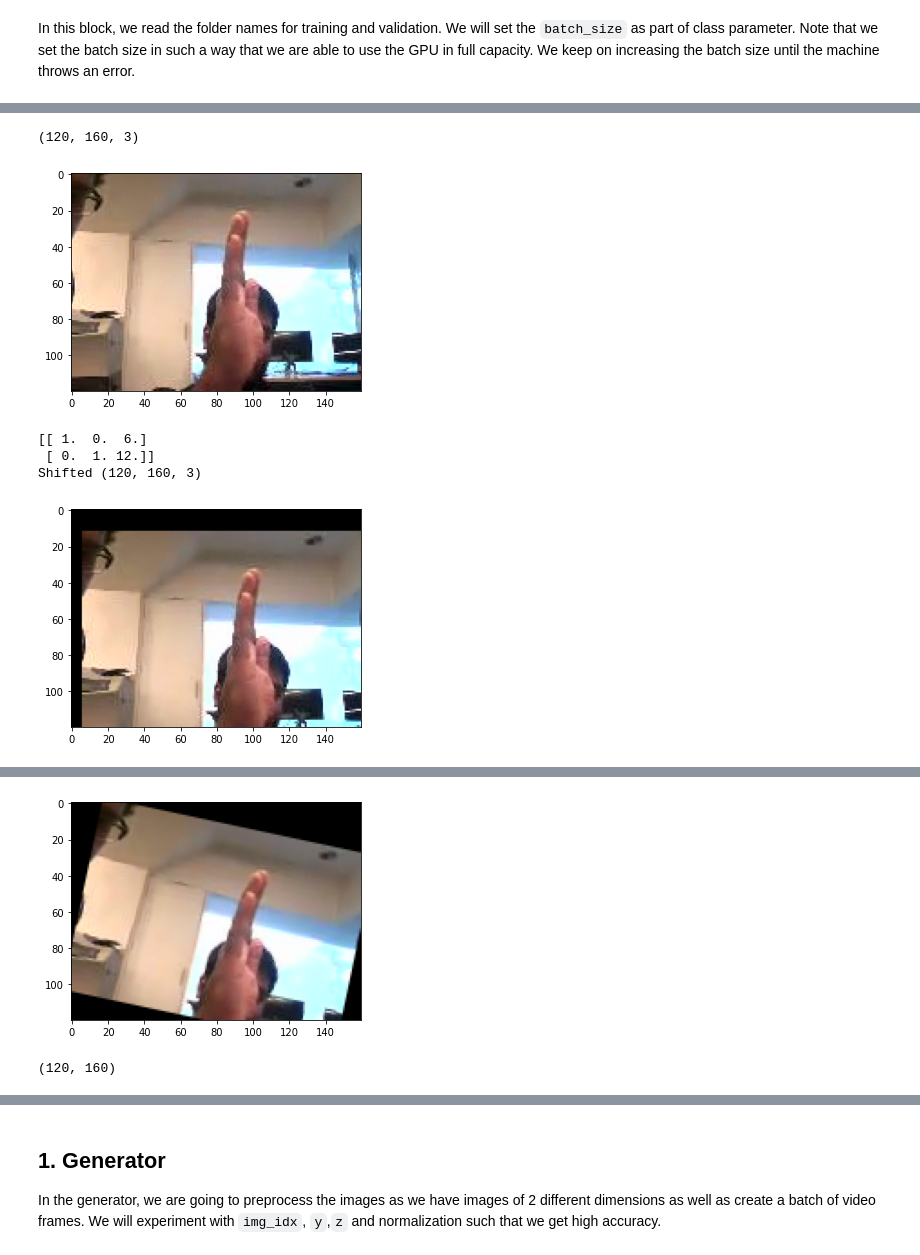
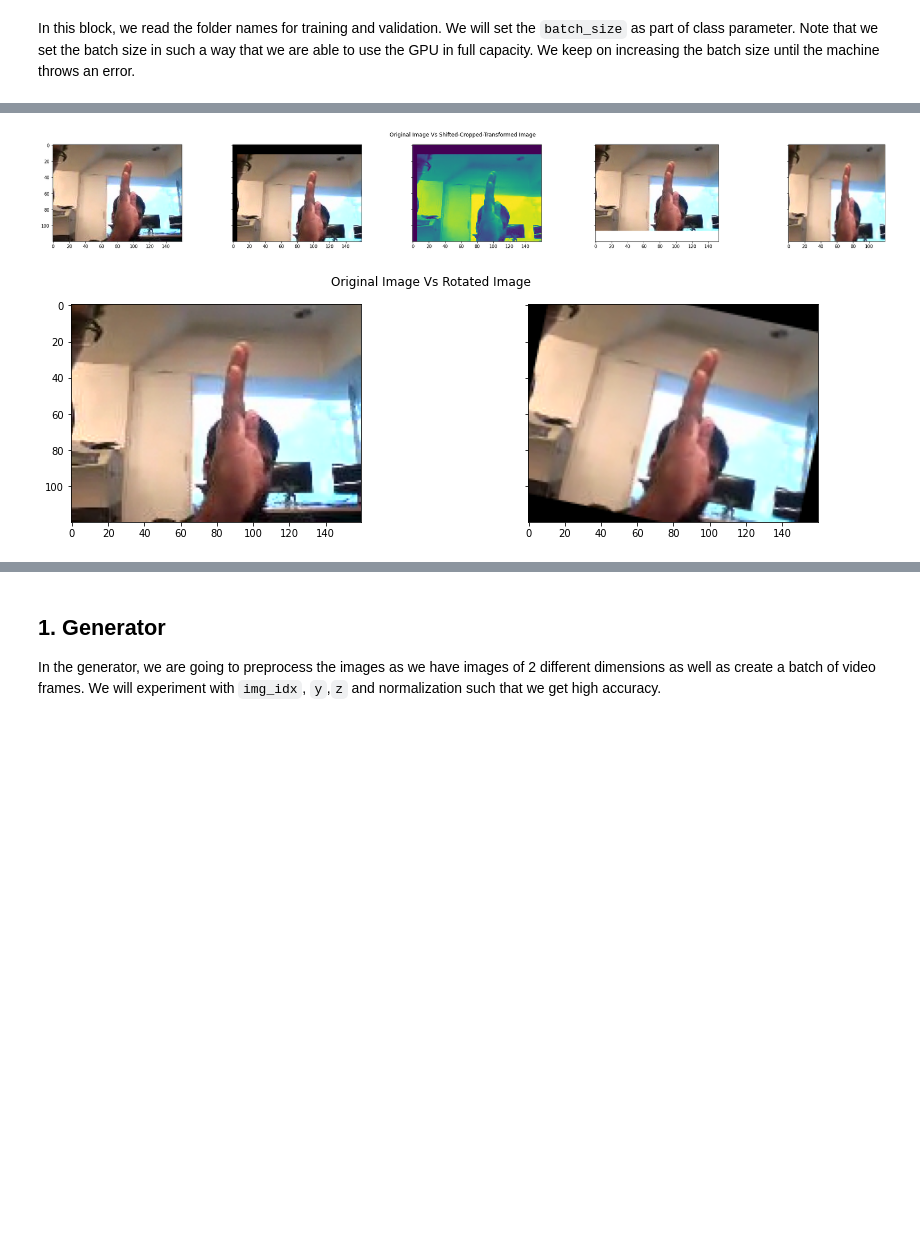
Before and after one commit to rramchan12/Gesture-Recognition-CaseStudy-IITB, a Jupyter notebook: Gesture_Recognition_Iter1.ipynb, the cells around one changed output, grey strips where cells are left out. Cells and saved outputs as stored; diff of their text form; code cells hidden in the pictures; blank space fills up the shorter version.

```diff
--- a/Gesture_Recognition_Iter1.ipynb
+++ b/Gesture_Recognition_Iter1.ipynb
@@ -165,85 +156,63 @@ crop_left_swipe = glob.glob('/datasets/Project_data/train/WIN_20180925_17_40_41_
 #plt.close('all')
 #plt.clf()
 # %%
-print(image.shape)
-plt.imshow(image)
-plt.show()
-#crop_image=image[0:120,20:140]
-#print(crop_image.shape)
-#plt.imshow(crop_image)
-#plt.show()
-#new_image = cv2.resize(image, (120,120), interpolation = cv2.INTER_AREA)
-#print(new_image.shape)
-#plt.imshow(new_image)
-#plt.show()
-#image_resized=resize(image,(120,120,3))
-#print(image_resized.shape)
-#plt.imshow(image_resized)
-#plt.show()
 rows, cols = image.shape[:2]
 
 # #https://towardsdatascience.com/transformations-with-opencv-ff9a7bea7f8b
-#Then we’ll build a transformation matrix that will contain the information to transform the image.
+#We’ll build a transformation matrix that will contain the information to transform the image.
 #For simplification, we can think of this matrix as
 
 #[[size, rotation, location], ←x-axis
 #[rotation, size, location]] ←y-axis
 # So default matrix will be
 #[[1, 0, 0]
 # [0, 1, 0]]
 #That means, 100% of the size, zero rotation, and no change in the location
 
 # build a transformation matrix for changing location
 matrix = [[1, 0, np.random.randint(-30,30)], #x
           [0, 1, np.random.randint(-30,30)]] #y
 M = np.float32(matrix)
 
-print(M)
+
 # Apply the affine transformation using cv2.warpAffine()
 shifted = cv2.warpAffine(image, M, (cols,rows))
 
-print("Shifted",shifted.shape)
-plt.imshow(shifted)
-plt.show()
+gray = cv2.cvtColor(shifted,cv2.COLOR_RGB2GRAY)
 
-# build a transformation matrix for rotation
-#rot_matrix = [[1, 10, 0], #x
-#          [10, 1, 0]] #y
+x0, y0 = np.argwhere(gray > 0).min(axis=0)
+x1, y1 = np.argwhere(gray > 0).max(axis=0)
+
+cropped=shifted[x0:x1,y0:y1,:]
+
+
+transfored_image = cv2.resize(cropped, (120,120), interpolation = cv2.INTER_AREA)
 
 
 rot_matrix = cv2.getRotationMatrix2D((cols//2,rows//2),
                                                 np.random.randint(-20,20), 1)
 rot_M = np.float32(rot_matrix)
 
+# Apply the affine transformation using cv2.warpAffine()
+rotated = cv2.warpAffine(image, rot_M, (cols,rows))
 
-print("Rotated",rot_M)
-# Apply the affine transformation using cv2.warpAffine()
-rotated = cv2.warpAffine(shifted, rot_M, (cols,rows))
-print("Rotated",rotated.shape)
-plt.imshow(rotated)
+f, (ax1, ax2, ax3, ax4,ax5) = plt.subplots(1, 5, sharey=True)
+f.set_figwidth(35)
+ax1.imshow(image)
+ax2.imshow(shifted)
+ax3.imshow(gray)
+ax4.imshow(cropped)
+ax5.imshow(transfored_image)
+
+f.suptitle('Original Image Vs Shifted-Cropped-Transformed Image')
 plt.show()
 
-gray = cv2.cvtColor(rotated,cv2.COLOR_RGB2GRAY)
-print(gray.shape)
-plt.imshow(gray)
+f, (ax1, ax2) = plt.subplots(1, 2, sharey=True)
+f.set_figwidth(15)
+ax1.imshow(image)
+ax2.imshow(rotated)
+f.suptitle('Original Image Vs Rotated Image')
 plt.show()
-
-x0, y0 = np.argwhere(gray > 0).min(axis=0)
-x1, y1 = np.argwhere(gray > 0).max(axis=0)
-
-cropped=rotated[x0:x1,y0:y1,:]
-print(cropped.shape)
-plt.imshow(cropped)
-plt.show()
-
-new_image = cv2.resize(cropped, (120,120), interpolation = cv2.INTER_AREA)
-print(new_image.shape)
-plt.imshow(new_image)
-plt.show()
 # %% [output]
-(120, 160, 3)
-[figure, old version]
+[figure, new version]
-[[ 1.  0.  6.]
- [ 0.  1. 12.]]
-Shifted (120, 160, 3)
-[figure, old version]
+[figure, new version]
@@ -253,2 +218,0 @@ Rotated (120, 160, 3)
-[figure, removed]
-(120, 160)
```
Also changed, not shown: parts of 46 cells of this notebook.
